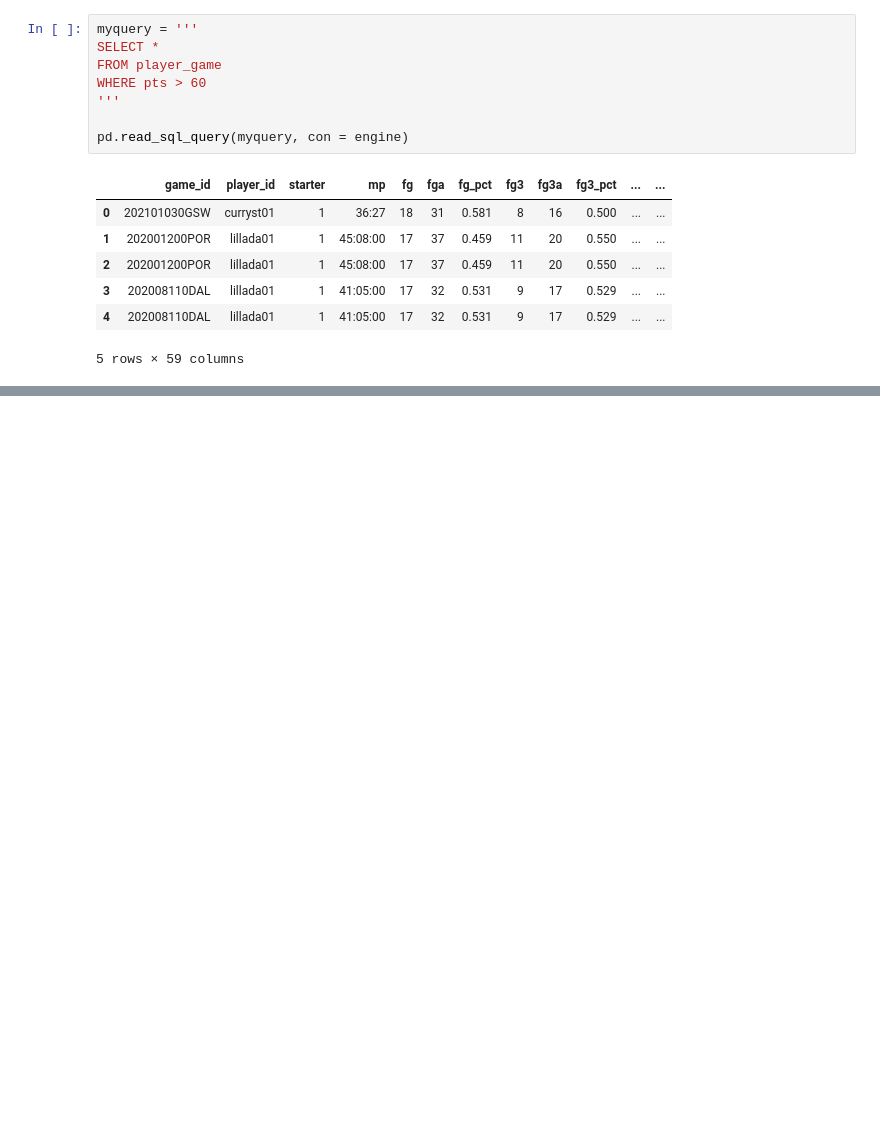
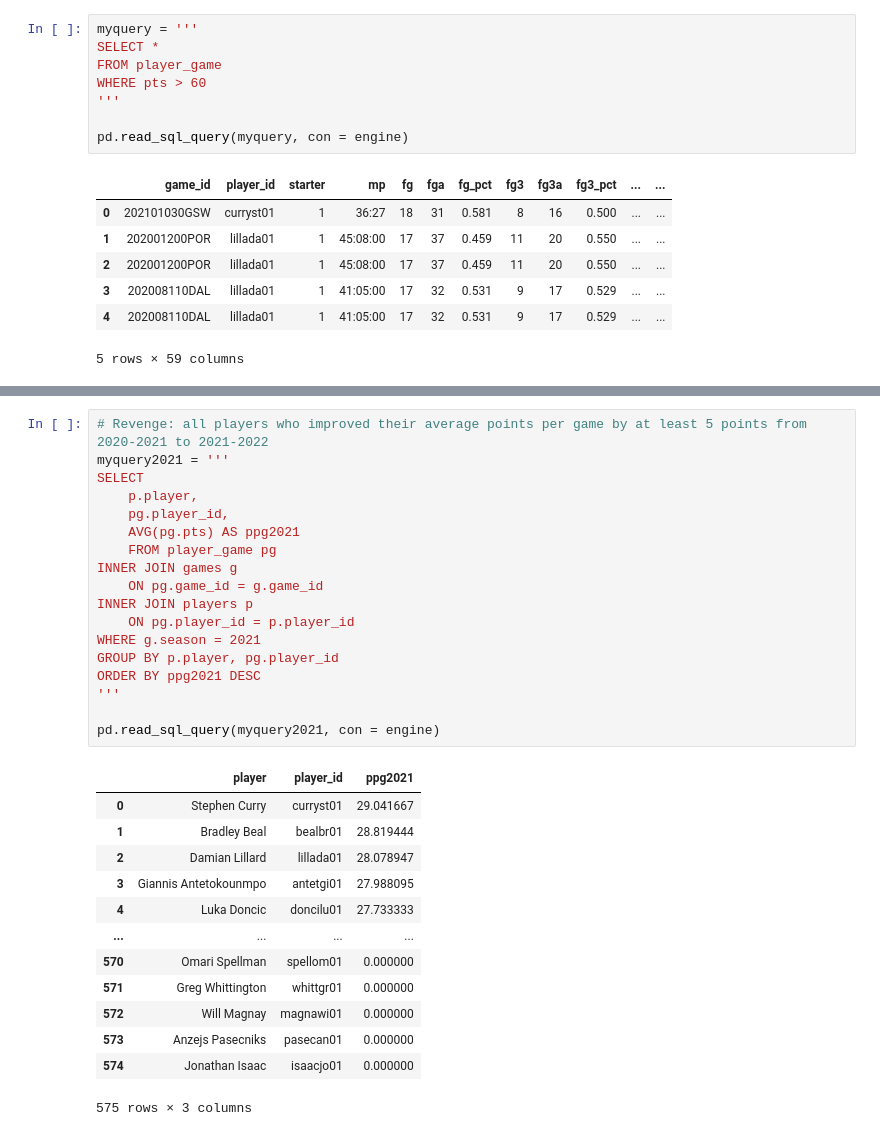
Before and after one commit to leek10/ds6001databases, a Jupyter notebook: nba_normalforms.ipynb, the cells around one changed output, grey strips where cells are left out. Drawn from its saved outputs; the diff is of its cells as text; blank space fills up the shorter version.

```diff
--- a/nba_normalforms.ipynb
+++ b/nba_normalforms.ipynb
@@ -282,0 +420,32 @@ pd.read_sql_query(myquery, con = engine)
+# %%
+# Revenge: all players who improved their average points per game by at least 5 points from 2020-2021 to 2021-2022
+myquery2021 = '''
+SELECT
+    p.player,
+    pg.player_id,
+    AVG(pg.pts) AS ppg2021
+    FROM player_game pg
+INNER JOIN games g
+    ON pg.game_id = g.game_id
+INNER JOIN players p
+    ON pg.player_id = p.player_id
+WHERE g.season = 2021
+GROUP BY p.player, pg.player_id
+ORDER BY ppg2021 DESC
+'''
+
+pd.read_sql_query(myquery2021, con = engine)
+# %% [output]
+|  | player | player_id | ppg2021 |
+| 0 | Stephen Curry | curryst01 | 29.041667 |
+| 1 | Bradley Beal | bealbr01 | 28.819444 |
+| 2 | Damian Lillard | lillada01 | 28.078947 |
+| 3 | Giannis Antetokounmpo | antetgi01 | 27.988095 |
+| 4 | Luka Doncic | doncilu01 | 27.733333 |
+| ... | ... | ... | ... |
+| 570 | Omari Spellman | spellom01 | 0.000000 |
+| 571 | Greg Whittington | whittgr01 | 0.000000 |
+| 572 | Will Magnay | magnawi01 | 0.000000 |
+| 573 | Anzejs Pasecniks | pasecan01 | 0.000000 |
+| 574 | Jonathan Isaac | isaacjo01 | 0.000000 |
+575 rows × 3 columns
```
Also changed, not shown: parts of 9 cells of this notebook.
